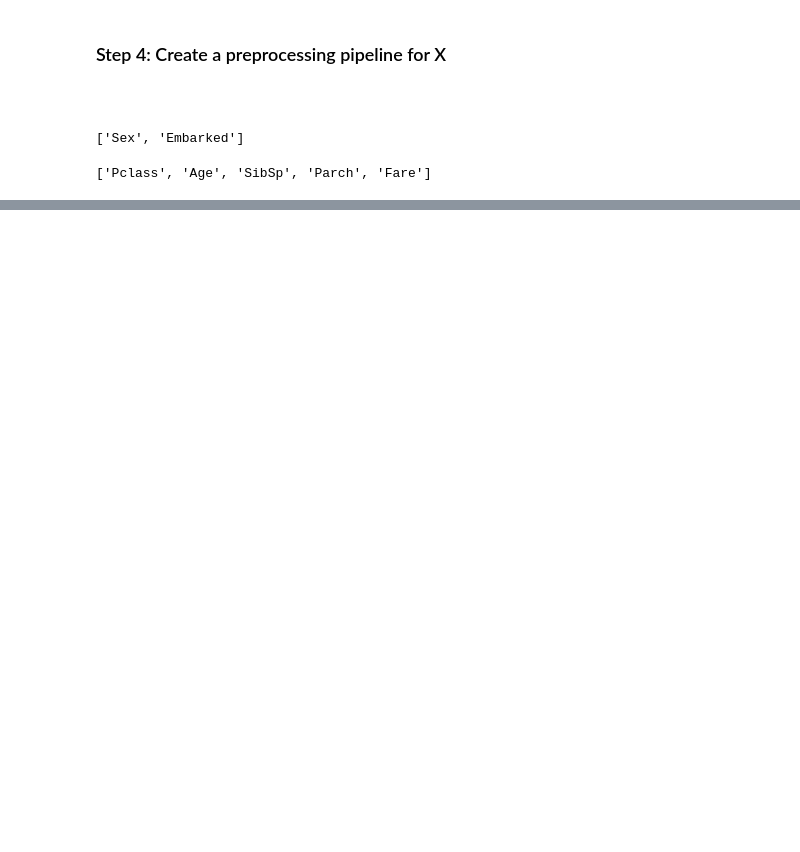
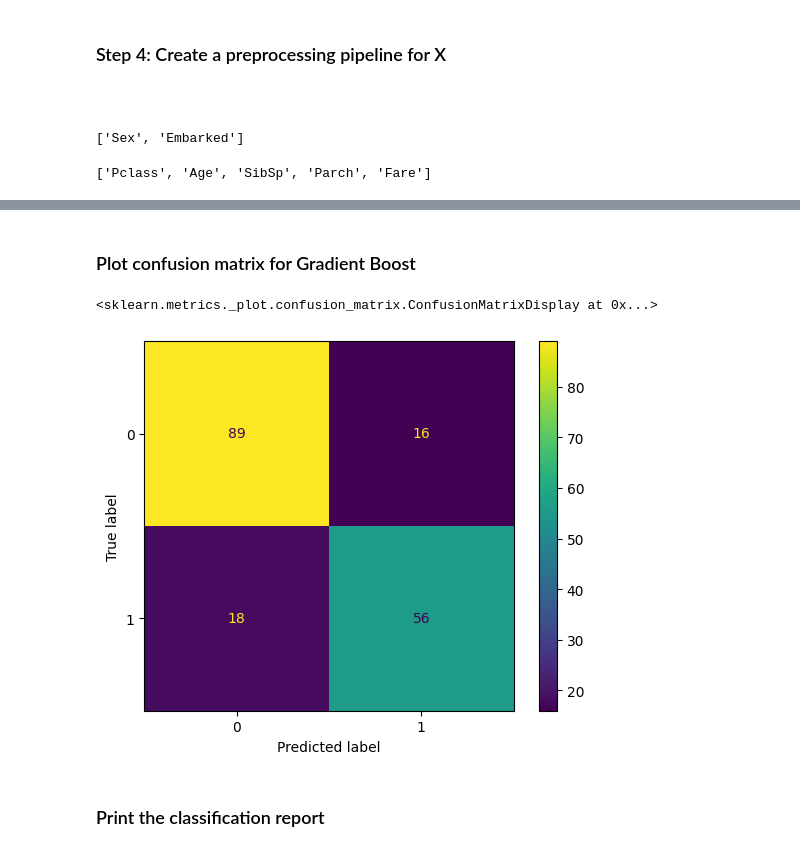
Before and after one commit to SanchitaPawar/CODSOFT, a Jupyter notebook: Task1/TitanicTask1.ipynb, the cells around one changed output, grey strips where cells are left out. Cells and saved outputs as stored; diff of their text form; code cells hidden in the pictures; blank space fills up the shorter version.

```diff
--- a/Task1/TitanicTask1.ipynb
+++ b/Task1/TitanicTask1.ipynb
@@ -152,0 +363,9 @@ num_pipe = Pipeline(steps=[('impute', SimpleImputer(strategy='median')),
+# %%
+params2 = {'n_estimators':[10, 50, 100, 200, 300],
+           'learning_rate':[0.01, 0.1, 0.15, 0.2],
+           'max_depth':[1, 2, 3, 4, 5, 6],
+           'min_samples_split':[2, 3, 4, 5, 6, 7]}
+# %%
+gbc = GradientBoostingClassifier()
+rscv2 = RandomizedSearchCV(gbc, param_distributions=params2, cv=5, scoring='f1_macro')
+rscv2.fit(xtrain, ytrain)
@@ -152,0 +391,3 @@ num_pipe = Pipeline(steps=[('impute', SimpleImputer(strategy='median')),
+# %%
+best_gbc = rscv2.best_estimator_
+best_gbc
@@ -152,0 +406,3 @@ num_pipe = Pipeline(steps=[('impute', SimpleImputer(strategy='median')),
+# %%
+ypred_train2 = best_gbc.predict(xtrain)
+ypred_test2 = best_gbc.predict(xtest)
@@ -152,0 +435,11 @@ num_pipe = Pipeline(steps=[('impute', SimpleImputer(strategy='median')),
+# %% [markdown]
+### Plot confusion matrix for Gradient Boost
+# %%
+cf2 = confusion_matrix(ytest, ypred_test2)
+cfd2 = ConfusionMatrixDisplay(cf2, display_labels=best_gbc.classes_)
+cfd2.plot()
+# %% [output]
+<sklearn.metrics._plot.confusion_matrix.ConfusionMatrixDisplay at 0x...>
+[figure, added]
+# %% [markdown]
+### Print the classification report
```
Also changed, not shown: parts of 80 cells of this notebook, 1 other file.
